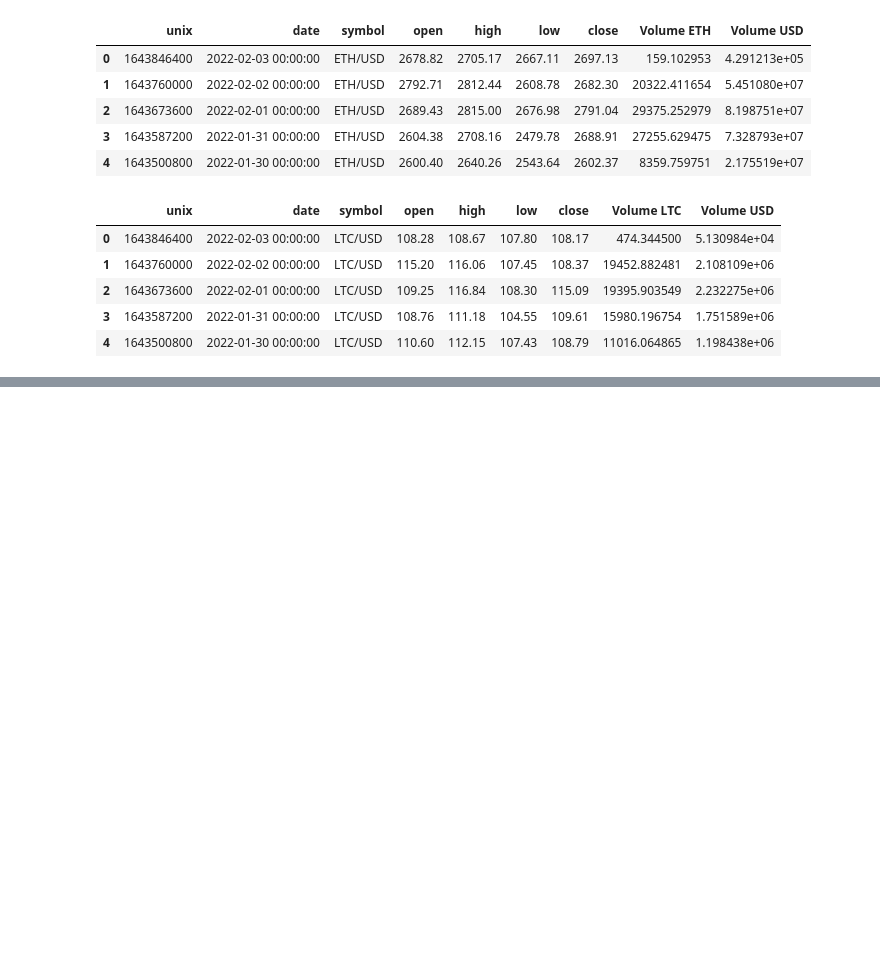
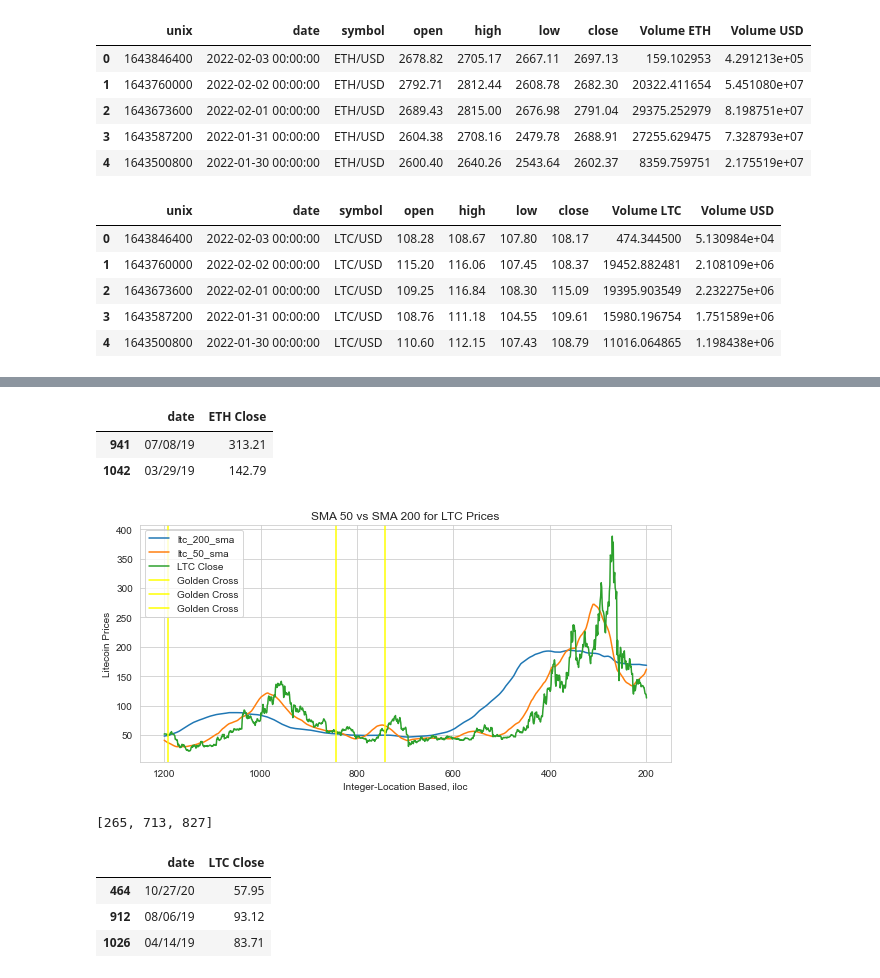
Before and after one commit to reiderwin/mustache-list-sequence, a Jupyter notebook: ccs_crypto_edits/crypto.ipynb, the cells around one changed output, grey strips where cells are left out. Drawn from its saved outputs; the diff is of its cells as text; code cells hidden in the pictures; blank space fills up the shorter version.

```diff
--- a/ccs_crypto_edits/crypto.ipynb
+++ b/ccs_crypto_edits/crypto.ipynb
@@ -248,0 +285,6 @@ df
+# %%
+eth_gc_df[["date", "ETH Close"]]
+# %% [output]
+|  | date | ETH Close |
+| 941 | 07/08/19 | 313.21 |
+| 1042 | 03/29/19 | 142.79 |
@@ -248,0 +294,33 @@ df
+# %%
+# Store iloc for ltc
+ltc_golden_cross_ts = []
+first_golden_cross = False
+# %%
+# for loop for data retrieval
+for idx, each in df["ltc_golden_cross"].iteritems():
+    if each == 1:
+        if first_golden_cross:
+            ltc_golden_cross_ts.append(idx)
+            first_golden_cross = False
+    else:
+        first_golden_cross = True
+# %%
+# Generating Subplot for LTC Golden Cross
+fig, axes = plt.subplots(1,1, figsize=(8,4))
+df[["ltc_200_sma", "ltc_50_sma", "LTC Close"]].plot(figsize=(8,4), grid=True, title= "SMA 50 vs SMA 200 for LTC Prices", ax=axes)
+
+for each in eth_golden_cross_ts:
+    axes.axvline(x=each, label="Golden Cross", c="yellow")
+
+axes.legend()
+fig.tight_layout()
+plt.gca().invert_xaxis()
+plt.xlabel("Integer-Location Based, iloc")
+plt.ylabel("Litecoin Prices")
+plt.savefig("ltc_golden_cross.png")
+# %% [output]
+[figure, added]
+# %%
+print(ltc_golden_cross_ts)
+# %% [output]
+[265, 713, 827]
@@ -248,0 +329,7 @@ df
+# %%
+ltc_gc_df[["date", "LTC Close"]]
+# %% [output]
+|  | date | LTC Close |
+| 464 | 10/27/20 | 57.95 |
+| 912 | 08/06/19 | 93.12 |
+| 1026 | 04/14/19 | 83.71 |
```
Also changed, not shown: parts of 72 cells of this notebook, 8 other files.
